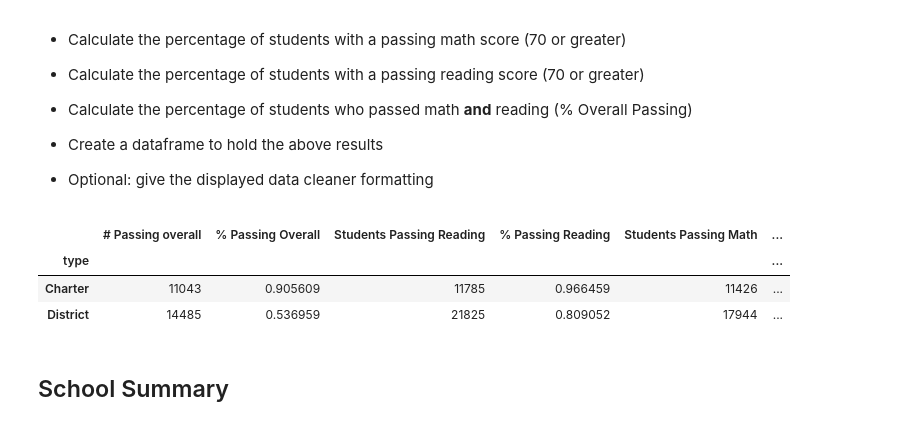
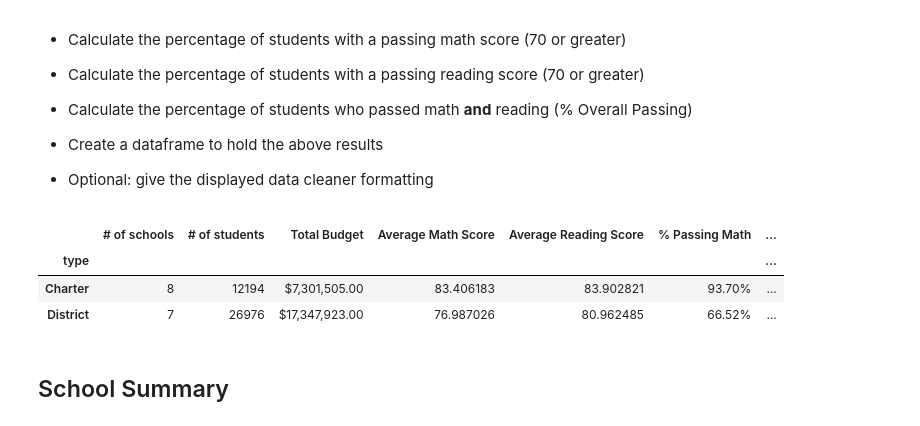
Before and after one commit to travisb98/Schools_Performance_Analysis, a Jupyter notebook: Final/Schools_Performance_Analysis.ipynb, the cells around one changed output. Saved outputs shown, nothing was run; the diff lists cells and outputs as text; code cells hidden in the pictures.

Commit message:
fixed formatting on first section

```diff
--- a/Final/Schools_Performance_Analysis.ipynb
+++ b/Final/Schools_Performance_Analysis.ipynb
@@ -63,17 +63,18 @@ dist_totals=pd.DataFrame(schooldata_typegroup["school_name","Student ID",].nuniq
 #turns the original school data into a grouby by object in the type series
 totalbudget_dist=school_data.groupby("type").sum()
 ## add the total budget from the totalbudget_dist
-dist_totals.join(totalbudget_dist["budget"])
+dist_totals=pd.merge(dist_totals,totalbudget_dist["budget"],on="type")
+
+
+
 
 ###### averages calculation
 #joins the data on "type", calculating the mean
 dist_averages=pd.DataFrame(school_and_student_df.groupby("type").mean())
-# i would like to figure out how to do this on 1 line
-del dist_averages['budget']
-del dist_averages['Student ID']
-del dist_averages['School ID']
-del dist_averages['size']
-
+# deletes unnecessary series in dist_averages
+need_to_delete_list=['budget','Student ID','School ID','size']
+for derp in need_to_delete_list:
+    del dist_averages[derp]
 
 
 ###calculates the percentages--(I could iterate through the reading and math sections of the below code to reduce redundancy)
@@ -100,40 +101,62 @@ passingread_summary_dist=passingread_summary_dist.rename(columns={'Student ID':'
 ##calculating the overall pass rates
 percentpassingoverall_dist=school_and_student_df.loc[((school_and_student_df['math_score']>=70) & (school_and_student_df['reading_score']>=70)),["Student ID","type"]]
 
 # groups the data by type then turns it into a data frame
 percentpassingoverall_summary_dist=percentpassingoverall_dist.groupby("type").count()
 pd.DataFrame(percentpassingoverall_summary_dist)
 #calculates the percentage of students passing math/reading and renames the student id column correctly
 percentpassingoverall_summary_dist["% Passing Overall"]=percentpassingoverall_summary_dist["Student ID"] / dist_totals["Student ID"]
-percentpassingoverall_summary_dist=percentpassingoverall_summary_dist.rename(columns={'Student ID':'# Passing overall'})
+percentpassingoverall_summary_dist=percentpassingoverall_summary_dist.rename(columns={'Student ID':'# Passing Overall'})
 percentpassingoverall_summary_dist.head()
 
 #-----------------------------------------------
 #need to format the table so it looks pretty
 #renames the headers of dist_totals
 dist_totals=dist_totals.rename(columns={'school_name':'# of schools','Student ID':'# of students'})
 #renames the headers of dist_averages
 dist_averages=dist_averages.rename(columns={'reading_score':'Average Reading Score','math_score':'Average Math Score'})
 
 
 #list of gathered data frames excluding dist_totals
 summarydf_list = [dist_averages,passingmath_summary_dist,passingread_summary_dist,percentpassingoverall_summary_dist]
 
 #adds dist_totals to the summary dataframe manually
 summary_dist_df=dist_totals
 #loops through the remaining dataframes and joins them to the summary dataframe
 for sublist in summarydf_list:
     summary_dist_df=pd.merge(sublist,summary_dist_df,on="type")
 
 
+
+# # need to format the columns here
+#eliminate columns # Passing Overall, Students Passing Reading, Students Passing Math,
+another_delety_list = ['# Passing Overall', 'Students Passing Reading', 'Students Passing Math']
+
+for each in another_delety_list:
+    del summary_dist_df[each]
+
+#reorder based on readme
+dist_reorder_list=['# of schools','# of students','budget','Average Math Score','Average Reading Score','% Passing Math','% Passing Reading','% Passing Overall']
+summary_dist_df=summary_dist_df[dist_reorder_list]
+
+# format the 3 percentage columns as percentage
+dist_percent_listy_loop=['Reading','Math','Overall']
+for percenty in dist_percent_listy_loop:
+    summary_dist_df["% Passing "+percenty]=summary_dist_df["% Passing "+percenty].map('{:.2%}'.format)
+
+#rename and forma the budget into currency format
+summary_dist_df=summary_dist_df.rename(columns={"budget":"Total Budget"})
+
+summary_dist_df["Total Budget"]=summary_dist_df["Total Budget"].map('${:,.2f}'.format)
+
+
+
 summary_dist_df
-
-# need to format the columns here
 # %% [output]
-|  | # Passing overall | % Passing Overall | Students Passing Reading | % Passing Reading | Students Passing Math | ... |
-| type |  |  |  |  |  | ... |
-| Charter | 11043 | 0.905609 | 11785 | 0.966459 | 11426 | ... |
-| District | 14485 | 0.536959 | 21825 | 0.809052 | 17944 | ... |
+|  | # of schools | # of students | Total Budget | Average Math Score | Average Reading Score | % Passing Math | ... |
+| type |  |  |  |  |  |  | ... |
+| Charter | 8 | 12194 | $7,301,505.00 | 83.406183 | 83.902821 | 93.70% | ... |
+| District | 7 | 26976 | $17,347,923.00 | 76.987026 | 80.962485 | 66.52% | ... |
 # %% [markdown]
 ## School Summary
 # %% [markdown]
```
Also changed, not shown: parts of 1 cell of this notebook.
